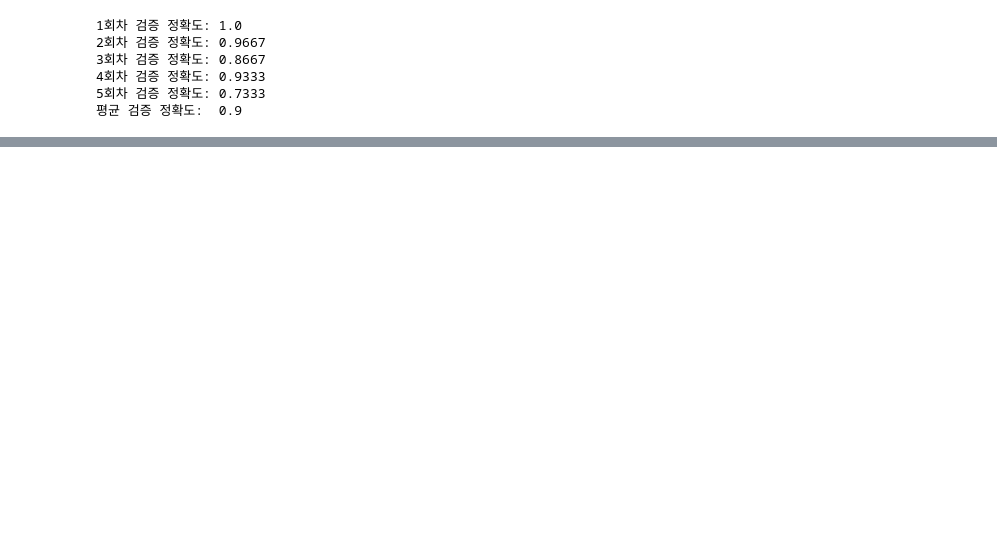
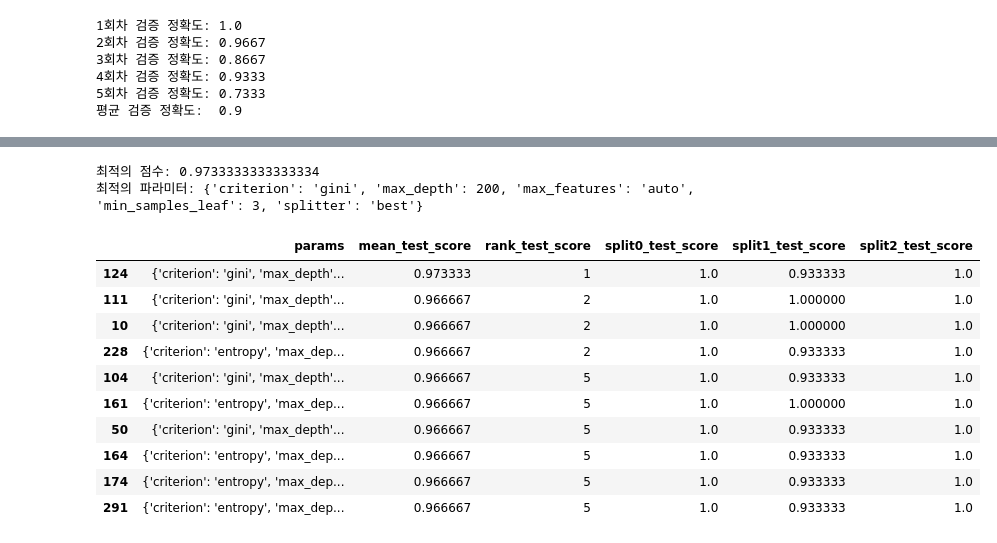
Before and after one commit to unknown-jun/Machine_Learning, a Jupyter notebook: ML_Myself/M_01. Model Selection.ipynb, the cells around one changed output, grey strips where cells are left out. Saved outputs shown, nothing was run; the diff lists cells and outputs as text; code cells hidden in the pictures; blank space fills up the shorter version.

```diff
--- a/ML_Myself/M_01. Model Selection.ipynb
+++ b/ML_Myself/M_01. Model Selection.ipynb
@@ -117,0 +303,42 @@ for train_index, test_index in kfold.split(features):
+# %%
+from sklearn.model_selection import GridSearchCV
+
+iris_data=load_iris()
+
+dtree = DecisionTreeClassifier()
+
+## 파라미터를 딕셔너리 형태로 설정
+criterion = ['gini','entropy']
+splitter = ['best','random']
+max_depth = [10, 50, 100, 150, 200]
+min_samples_leaf = [1, 2, 3, 4, 5]
+max_features = ['auto','sqrt','log2']
+param_grid = dict(criterion = criterion, splitter = splitter, max_depth = max_depth,
+                  min_samples_leaf = min_samples_leaf, max_features = max_features)
+
+gs = GridSearchCV(estimator=dtree,
+                  param_grid=param_grid,
+                  cv=10, refit=True)
+
+result = gs.fit(iris_data.data, iris_data.target)
+print('최적의 점수: {}'.format(result.best_score_))
+print('최적의 파라미터: {}'.format(result.best_params_))
+# %% [output]
+최적의 점수: 0.9733333333333334
+최적의 파라미터: {'criterion': 'gini', 'max_depth': 200, 'max_features': 'auto', 'min_samples_leaf': 3, 'splitter': 'best'}
+# %%
+score_df = pd.DataFrame(gs.cv_results_)
+score_df[['params', 'mean_test_score', 'rank_test_score', 'split0_test_score',
+          'split1_test_score', 'split2_test_score']].sort_values(by='rank_test_score').head(10)
+# %% [output]
+|  | params | mean_test_score | rank_test_score | split0_test_score | split1_test_score | split2_test_score |
+| 124 | {'criterion': 'gini', 'max_depth'... | 0.973333 | 1 | 1.0 | 0.933333 | 1.0 |
+| 111 | {'criterion': 'gini', 'max_depth'... | 0.966667 | 2 | 1.0 | 1.000000 | 1.0 |
+| 10 | {'criterion': 'gini', 'max_depth'... | 0.966667 | 2 | 1.0 | 1.000000 | 1.0 |
+| 228 | {'criterion': 'entropy', 'max_dep... | 0.966667 | 2 | 1.0 | 0.933333 | 1.0 |
+| 104 | {'criterion': 'gini', 'max_depth'... | 0.966667 | 5 | 1.0 | 0.933333 | 1.0 |
+| 161 | {'criterion': 'entropy', 'max_dep... | 0.966667 | 5 | 1.0 | 1.000000 | 1.0 |
+| 50 | {'criterion': 'gini', 'max_depth'... | 0.966667 | 5 | 1.0 | 0.933333 | 1.0 |
+| 164 | {'criterion': 'entropy', 'max_dep... | 0.966667 | 5 | 1.0 | 0.933333 | 1.0 |
+| 174 | {'criterion': 'entropy', 'max_dep... | 0.966667 | 5 | 1.0 | 0.933333 | 1.0 |
+| 291 | {'criterion': 'entropy', 'max_dep... | 0.966667 | 5 | 1.0 | 0.933333 | 1.0 |
```
Also changed, not shown: parts of 20 cells of this notebook.
